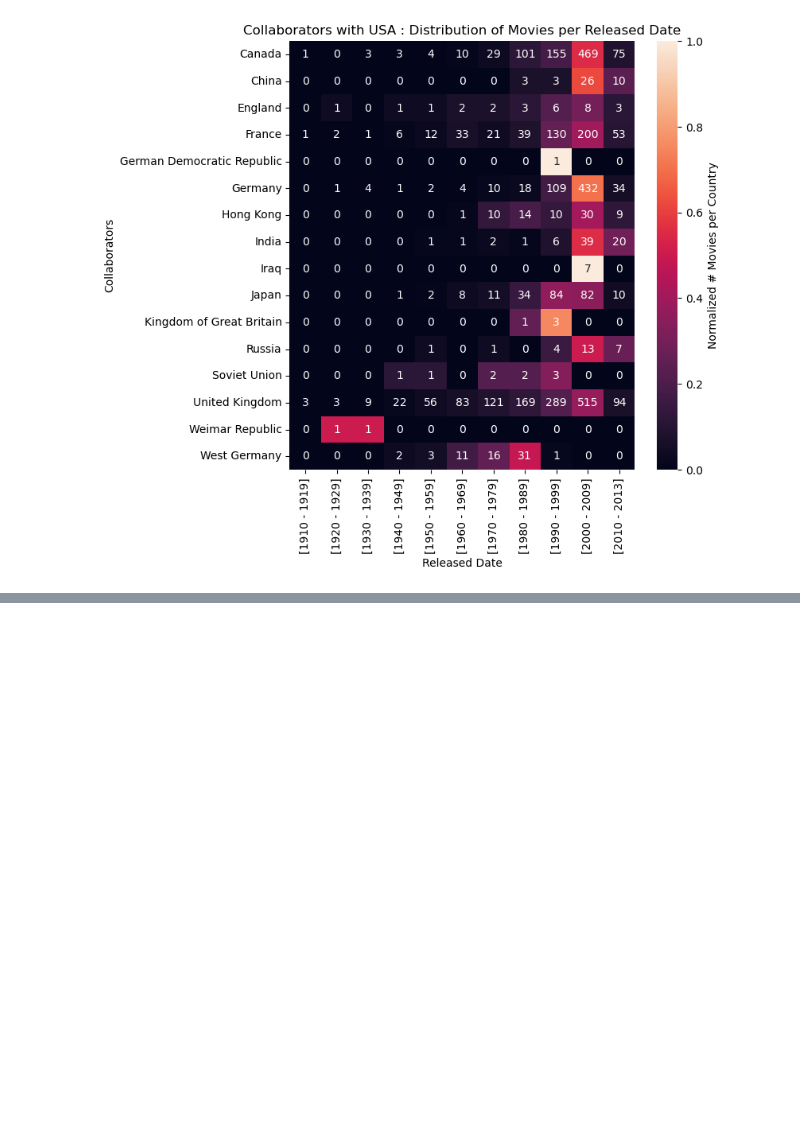
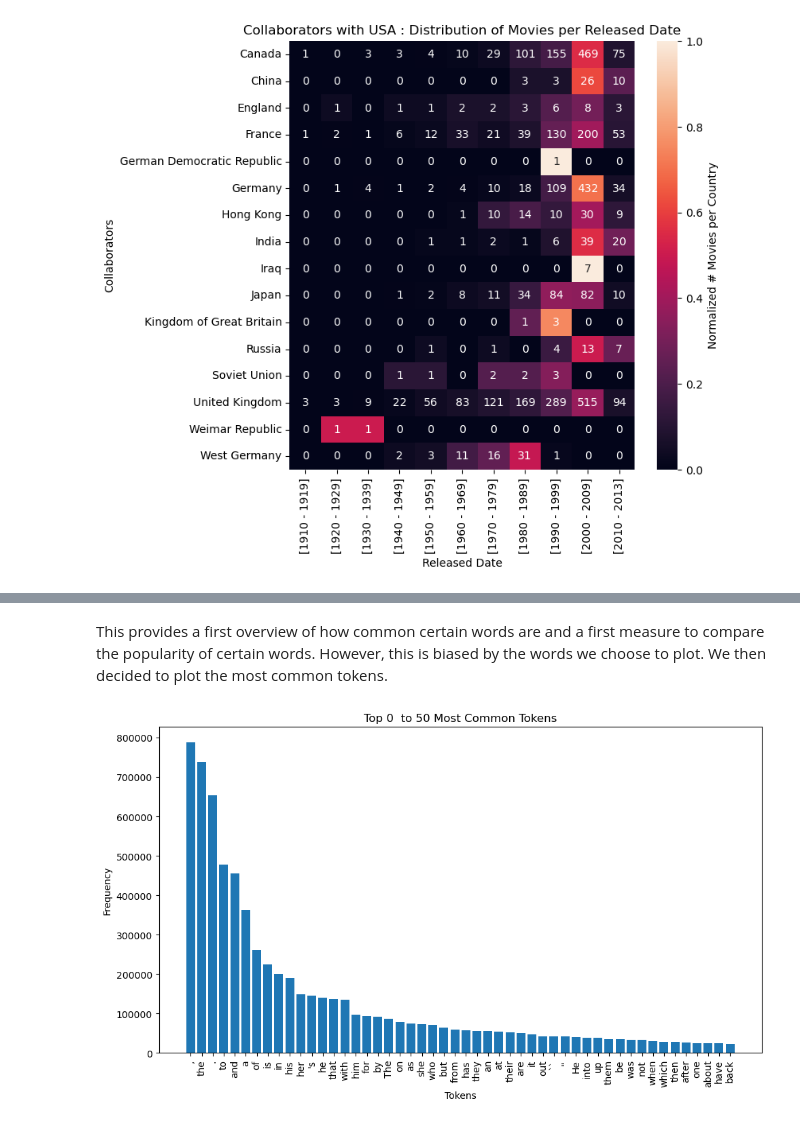
Before and after one commit to epfl-ada/ada-2024-project-spaghettisolution, a Jupyter notebook: results.ipynb, the cells around one changed output, grey strips where cells are left out. Saved outputs shown, nothing was run; the diff lists cells and outputs as text; code cells hidden in the pictures; blank space fills up the shorter version.

```diff
--- a/results.ipynb
+++ b/results.ipynb
@@ -267,0 +313,7 @@ dw.normelize_collab_USA_heatmap(merge_collab_date_df)
+# %% [markdown]
+This provides a first overview of how common certain words are and a first measure to compare the popularity of certain words. However, this is biased by the words we choose to plot.
+We then decided to plot the most common tokens.
+# %%
+ta.plot_most_common(summary_tokens, 0, 50)
+# %% [output]
+[figure, added]
```
Also changed, not shown: parts of 21 cells of this notebook, 1 other file.
